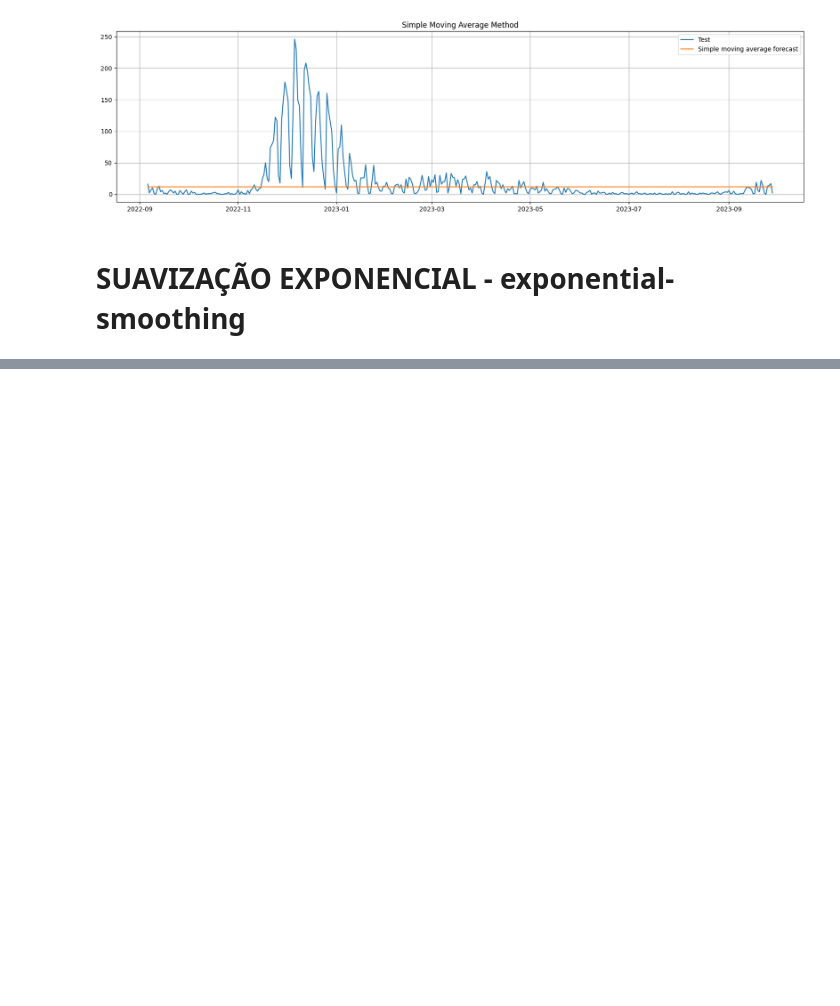
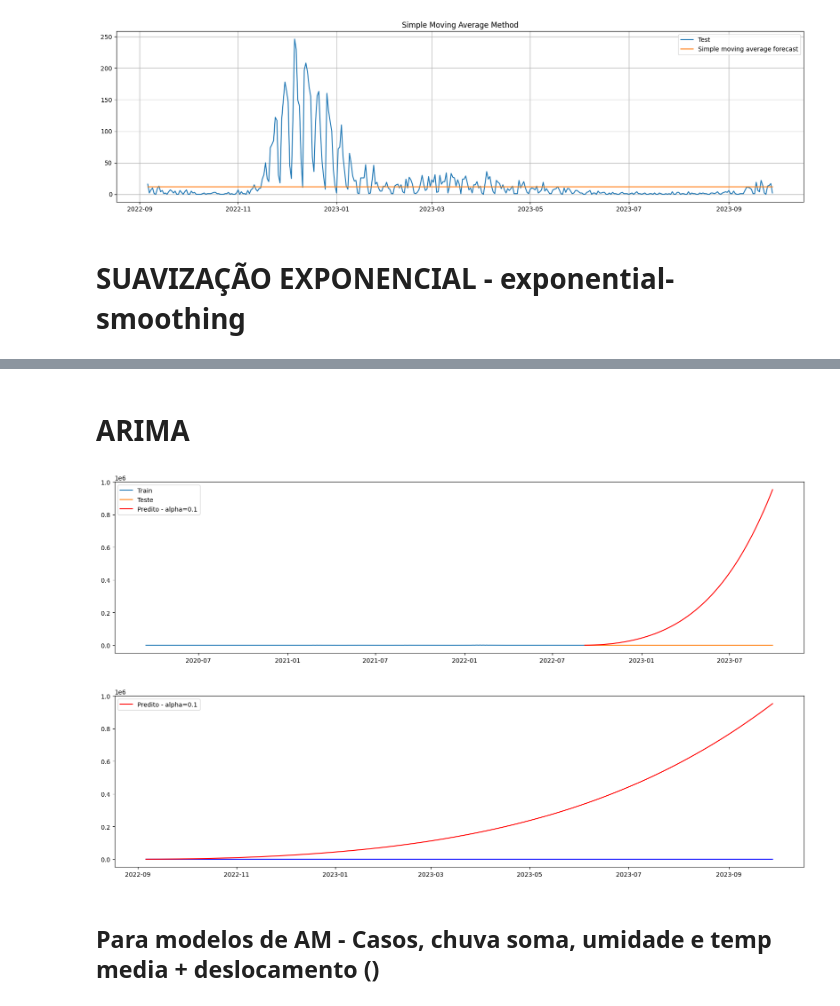
Before and after one commit to brunomaion/5-Modelos, a Jupyter notebook: modelos.ipynb, the cells around one changed output, grey strips where cells are left out. Cells and saved outputs as stored; diff of their text form; code cells hidden in the pictures; blank space fills up the shorter version.

Commit message:
arima

```diff
--- a/modelos.ipynb
+++ b/modelos.ipynb
@@ -50,5 +113,8 @@ df.diff().plot()
 # %%
 janela = range(1, 20)
+
+train = df[:split]
+test = df[split:]
 
 mseMM = []
 rmseMM = []
@@ -153,21 +219,3 @@ plt.show()
 [figure]
 # %% [markdown]
 # SUAVIZAÇÃO EXPONENCIAL - exponential-smoothing
-# %%
-alpha = [0.1, 0.2, 0.3, 0.4, 0.5, 0.6, 0.7,0.8, 0.9]
-
-df = pd.read_csv("planilhas/dfRegressaoDias.csv", sep=';', index_col="Data")
-
-X_treino = df[:split].index.values
-X_teste = df[split:].index.values
-
-Y_treino = df[split:].values
-Y_teste = df[split:].values
-
-#print((X_treino))
-#print((Y_treino))
-#print(len(X_treino))
-#print(len(Y_treino))
-
-fit_alpha_02 = ExponentialSmoothing(X_treino).fit(smoothing_level=0.2)
-fit_alpha_02 = fit_alpha_02.forecast(len(X_teste))
@@ -175,0 +333,24 @@ NameError: name 'ExponentialSmoothing' is not defined
+# %% [markdown]
+# ARIMA
+# %%
+from statsmodels.tsa.arima.model import ARIMA
+
+model = ARIMA(train, order=(5,5,5))
+model_fit = model.fit()
+pred = model_fit.forecast(steps=len(Y_teste))
+
+plt.figure(figsize=(20,5))
+plt.plot(train['CasosDia'], label='Train')
+plt.plot(test['CasosDia'], label='Teste')
+plt.plot(X_teste, pred, color='red',label=('Predito - alpha=' + str(para_SE)))
+plt.legend()
+plt.show()
+
+plt.figure(figsize=(20,5))
+plt.plot(X_teste, Y_teste, color='blue')
+plt.plot(X_teste, pred, color='red',label=('Predito - alpha=' + str(para_SE)))
+plt.legend()
+plt.show()
+# %% [output]
+[figure, added]
+[figure, added]
@@ -175,0 +457,2 @@ NameError: name 'ExponentialSmoothing' is not defined
+# %% [markdown]
+## Para modelos de AM - Casos, chuva soma, umidade e temp media + deslocamento ()
```
Also changed, not shown: parts of 8 cells of this notebook, 1 other file.
